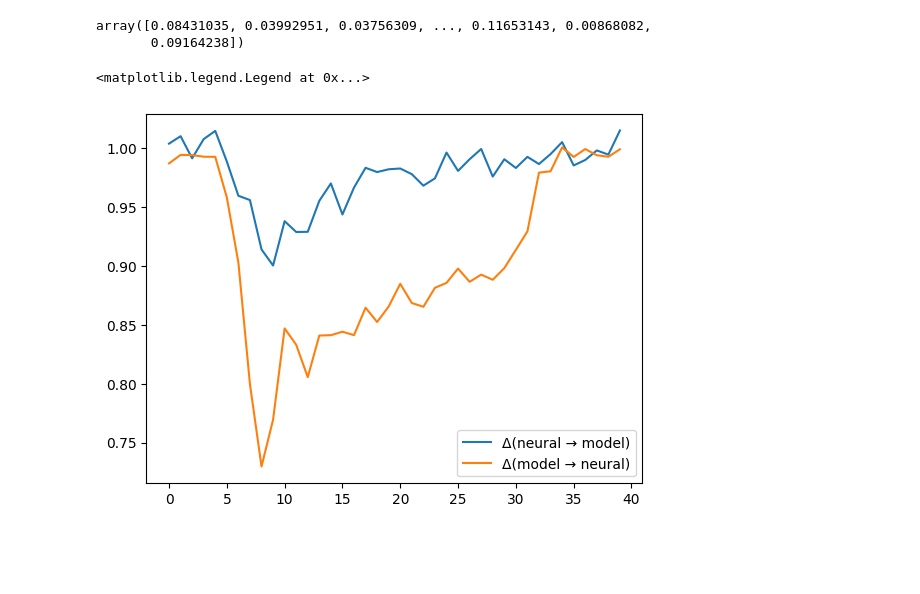
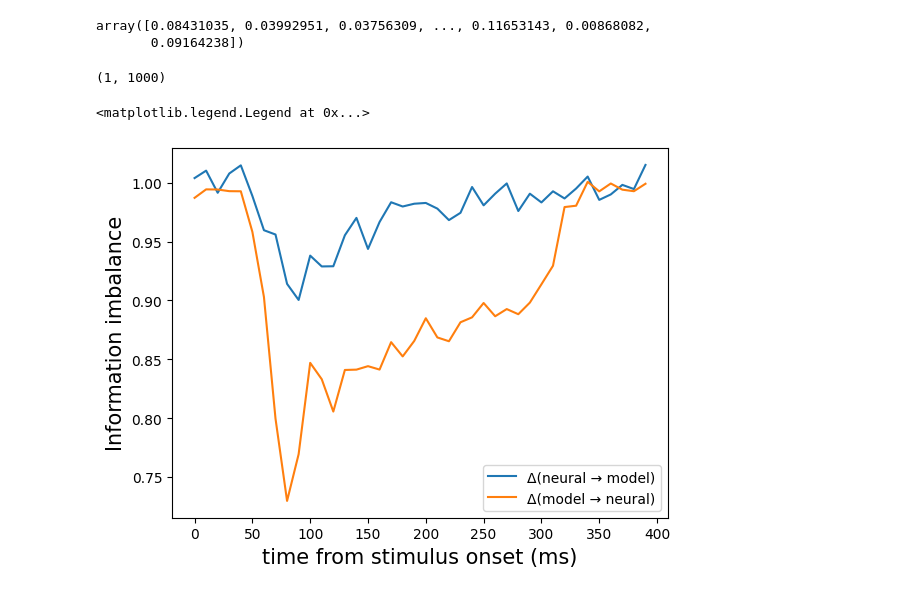
Before and after one commit to TizianoCausin01/temporal_context, a Jupyter notebook: python_scripts/scripts/dynII_dev.ipynb, the cells around one changed output. Saved outputs shown, nothing was run; the diff lists cells and outputs as text; code cells hidden in the pictures; blank space fills up the shorter version.

```diff
--- a/python_scripts/scripts/dynII_dev.ipynb
+++ b/python_scripts/scripts/dynII_dev.ipynb
@@ -89,10 +89,16 @@ dyn_ii_obj.compute_distance_ranks("model")
 dyn_ii_obj.compute_distance_ranks_timeseries("signal")
 # %%
 stat_dyn_A2B, stat_dyn_B2A = dyn_ii_obj.compute_both_static_dynII()
+# %%
+dyn_ii_obj.model_kmins_idx.shape
+# %% [output]
+(1, 1000)
 # %%
-plt.plot(stat_dyn_A2B.get_array(), label=f"{chr(916)}(neural {chr(8594)} model)")
-plt.plot(stat_dyn_B2A.get_array(), label=f"{chr(916)}(model {chr(8594)} neural)")
+plt.plot(np.arange(len(stat_dyn_A2B))*1000//cfg.new_fs, stat_dyn_A2B.get_array(), label=f"{chr(916)}(neural {chr(8594)} model)")
+plt.plot(np.arange(len(stat_dyn_A2B))*1000//cfg.new_fs, stat_dyn_B2A.get_array(), label=f"{chr(916)}(model {chr(8594)} neural)")
+plt.ylabel("Information imbalance", fontsize=15)
+plt.xlabel("time from stimulus onset (ms)", fontsize=15)
 plt.legend()
 # %% [output]
 <matplotlib.legend.Legend at 0x...>
-[figure, old version]
+[figure, new version]
```
Also changed, not shown: 1 other file.
